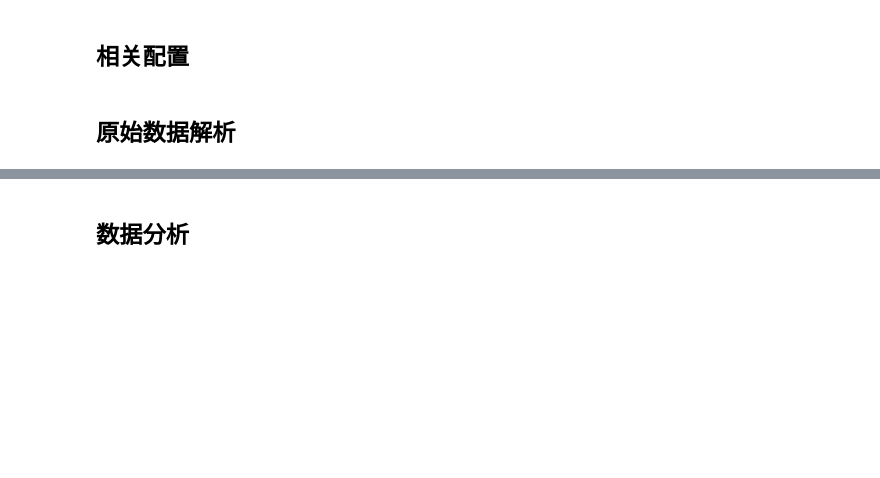
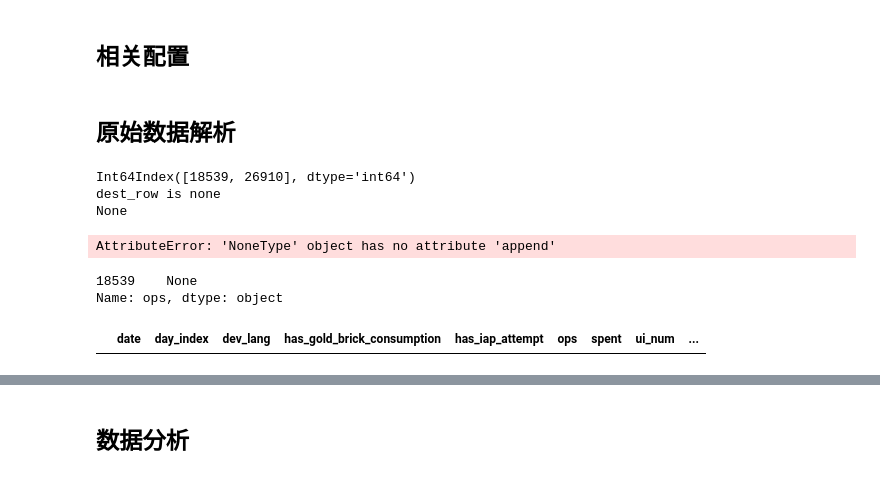
Before and after one commit to GuoQPro/user_operation_analysis, a Jupyter notebook: EOT_USER_OP_RECORD.ipynb, the cells around one changed output, grey strips where cells are left out. Saved outputs shown, nothing was run; the diff lists cells and outputs as text; code cells hidden in the pictures; blank space fills up the shorter version.

```diff
--- a/EOT_USER_OP_RECORD.ipynb
+++ b/EOT_USER_OP_RECORD.ipynb
@@ -298,3 +298,40 @@ def parse_origin_data(content):
     parsed_data = parsed_data.append(parse_record(content), ignore_index = True);
 
 dataset["content"].apply(lambda x: parse_origin_data(x));
+# %%
+#todo: merge records with same user_id and day_index
+
+def merge_records(index_list):
+    print(index_list)
+    dest_row_index = index_list[0];
+
+    for i in index_list[1:]:
+        src_row = parsed_data.iloc[i, 5];
+        dest_row = parsed_data.iloc[dest_row_index]["ops"];
+
+        if dest_row is None:
+            print("dest_row is none");
+            parsed_data.iloc[dest_row_index]["ops"] = [[]];
+            dest_row = parsed_data.iloc[dest_row_index]["ops"];
+
+        print(parsed_data.iloc[dest_row_index]["ops"])
+        dest_row.append(src_row);
+
+for i, index_list in parsed_data.groupby(["user_id", "day_index"]).groups.items():
+    if len(index_list) > 1:
+        merge_records(index_list);
+# %% [output]
+Int64Index([18539, 26910], dtype='int64')
+dest_row is none
+None
+AttributeError: 'NoneType' object has no attribute 'append'
+# %%
+l = [1, 2]
+parsed_data.loc[parsed_data.index == 18539, "ops"]
+# %% [output]
+18539    None
+Name: ops, dtype: object
+# %%
+parsed_data.loc[parsed_data["ops"].isnull()]
+# %% [output]
+|  | date | day_index | dev_lang | has_gold_brick_consumption | has_iap_attempt | ops | spent | ui_num | ... |
```
Also changed, not shown: parts of 17 cells of this notebook.
